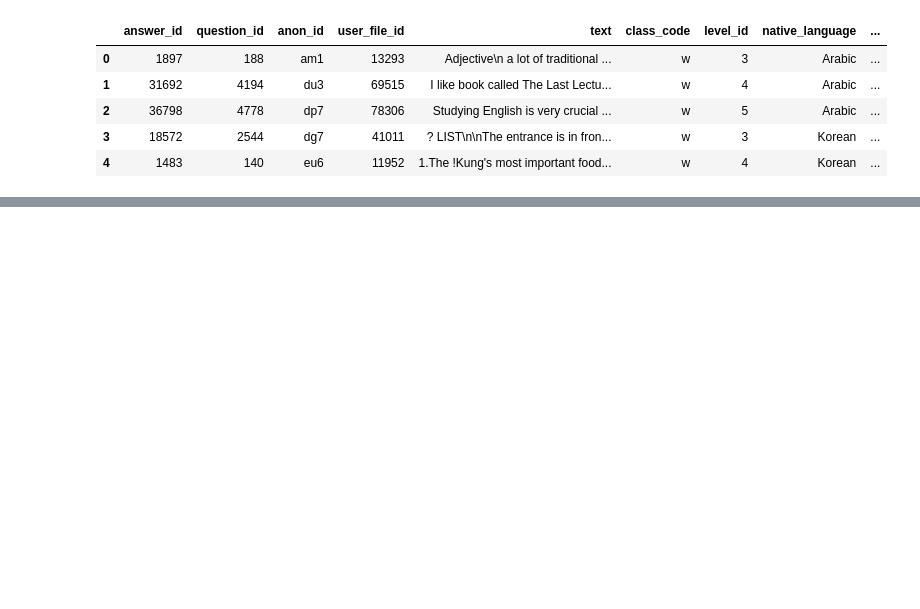
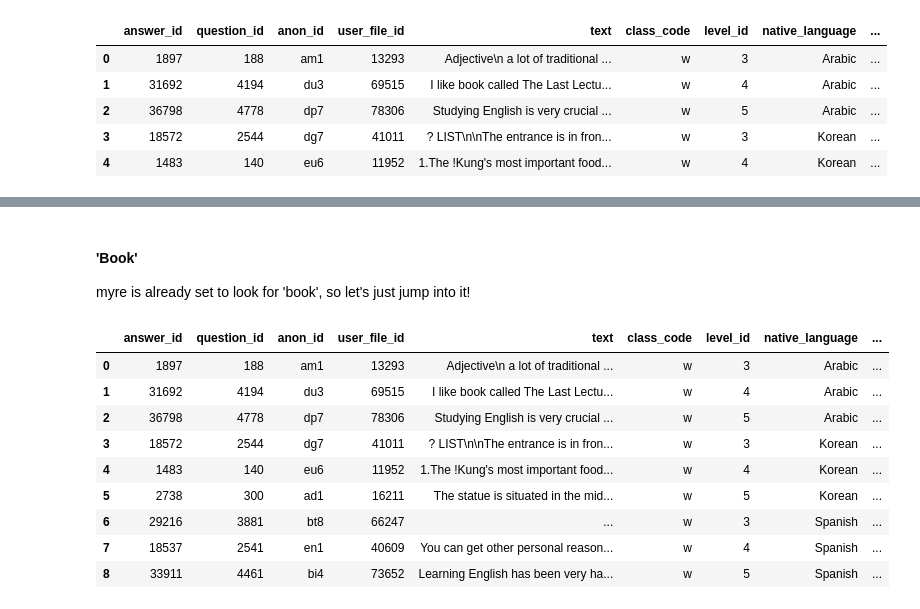
Before and after one commit to Data-Science-for-Linguists-2019/ESL-Article-Acquisition, a Jupyter notebook: analysis/analysis_1.ipynb, the cells around one changed output, grey strips where cells are left out. Saved outputs shown, nothing was run; the diff lists cells and outputs as text; code cells hidden in the pictures; blank space fills up the shorter version.

```diff
--- a/analysis/analysis_1.ipynb
+++ b/analysis/analysis_1.ipynb
@@ -51,0 +187,19 @@ pelic.head()
+# %% [markdown]
+#### 'Book'
+myre is already set to look for 'book', so let's just jump into it!
+# %%
+book_pelic = pelic[pelic.targ == 'book']
+book_balc = balc[balc.targ == 'book']
+# %%
+book_pelic
+# %% [output]
+|  | answer_id | question_id | anon_id | user_file_id | text | class_code | level_id | native_language | ... |
+| 0 | 1897 | 188 | am1 | 13293 | Adjective\n a lot of traditional ... | w | 3 | Arabic | ... |
+| 1 | 31692 | 4194 | du3 | 69515 | I like book called The Last Lectu... | w | 4 | Arabic | ... |
+| 2 | 36798 | 4778 | dp7 | 78306 | Studying English is very crucial ... | w | 5 | Arabic | ... |
+| 3 | 18572 | 2544 | dg7 | 41011 | ? LIST\n\nThe entrance is in fron... | w | 3 | Korean | ... |
+| 4 | 1483 | 140 | eu6 | 11952 | 1.The !Kung's most important food... | w | 4 | Korean | ... |
+| 5 | 2738 | 300 | ad1 | 16211 | The statue is situated in the mid... | w | 5 | Korean | ... |
+| 6 | 29216 | 3881 | bt8 | 66247 | ... | w | 3 | Spanish | ... |
+| 7 | 18537 | 2541 | en1 | 40609 | You can get other personal reason... | w | 4 | Spanish | ... |
+| 8 | 33911 | 4461 | bi4 | 73652 | Learning English has been very ha... | w | 5 | Spanish | ... |
```
Also changed, not shown: parts of 23 cells of this notebook.
